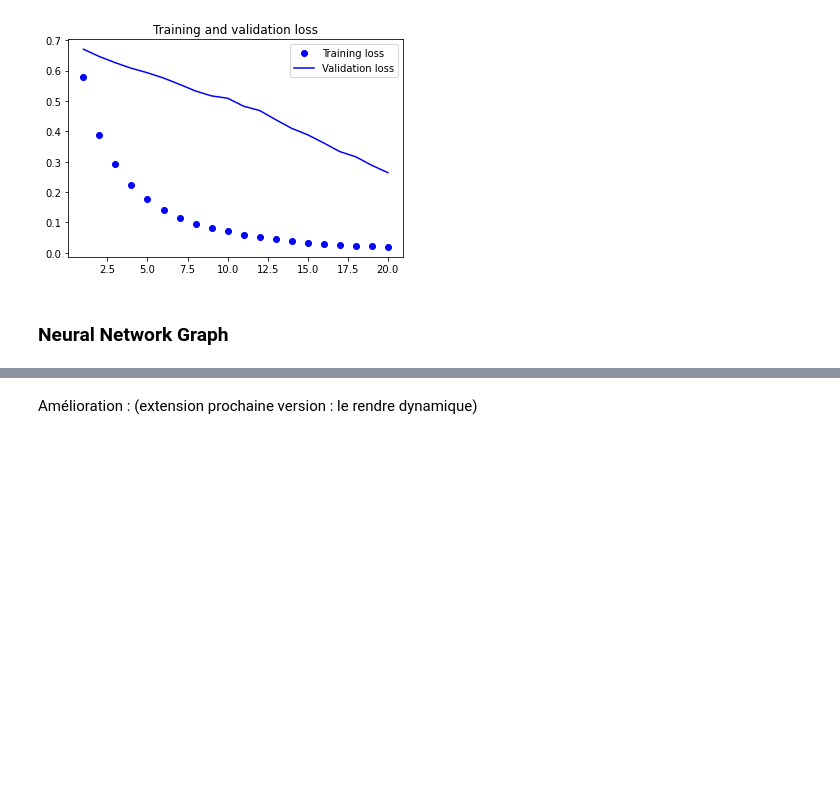
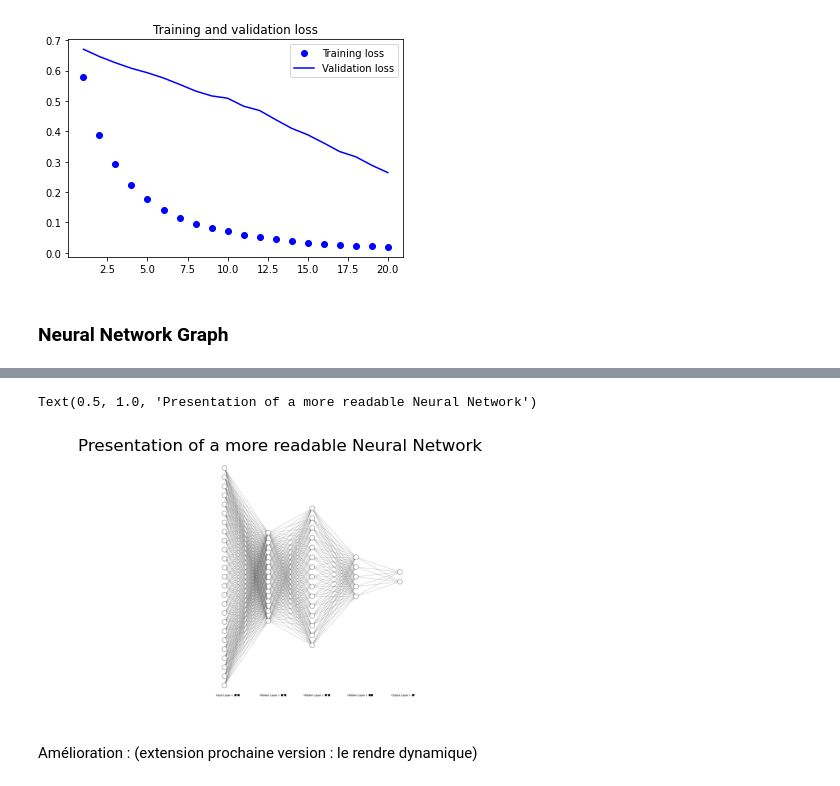
Before and after one commit to YannaelB/CNN, a Jupyter notebook: neuroNetwork_BrainTumorsAnalysis.ipynb, the cells around one changed output, grey strips where cells are left out. Cells and saved outputs as stored; diff of their text form; code cells hidden in the pictures; blank space fills up the shorter version.

```diff
--- a/neuroNetwork_BrainTumorsAnalysis.ipynb
+++ b/neuroNetwork_BrainTumorsAnalysis.ipynb
@@ -390,3 +430,17 @@ plt.show()
+# %%
+drawing_CNN = svg2rlg("CNN_graph2.svg")
+
+renderPM.drawToFile(drawing_CNN, "CNN_graph2.png", fmt="PNG")
+
+
+img = mpimg.imread("CNN_graph2.png")
+plt.figure(figsize=(6, 6), dpi=100)
+imgplot = plt.imshow(img)
+plt.axis('off')
+plt.title("Presentation of a more readable Neural Network")
+# %% [output]
+Text(0.5, 1.0, 'Presentation of a more readable Neural Network')
+[figure, added]
 # %% [markdown]
 Amélioration : (extension prochaine version : le rendre dynamique)
 # %% [markdown]
```
Also changed, not shown: parts of 4 cells of this notebook.
